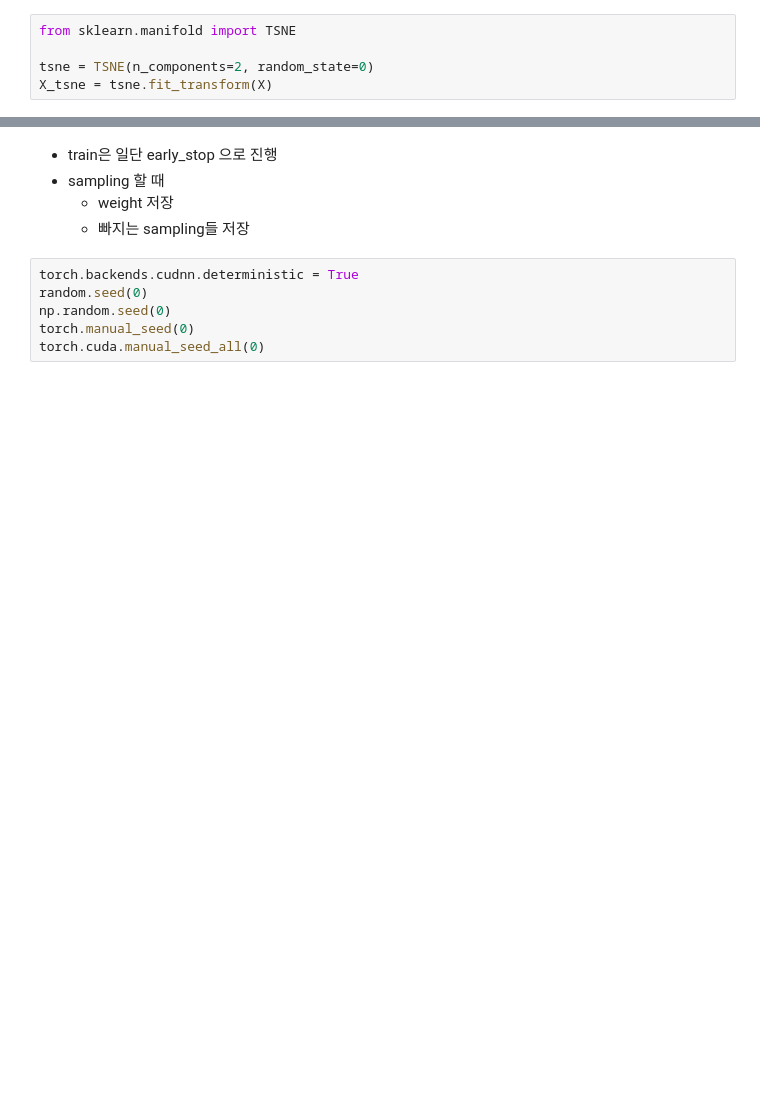
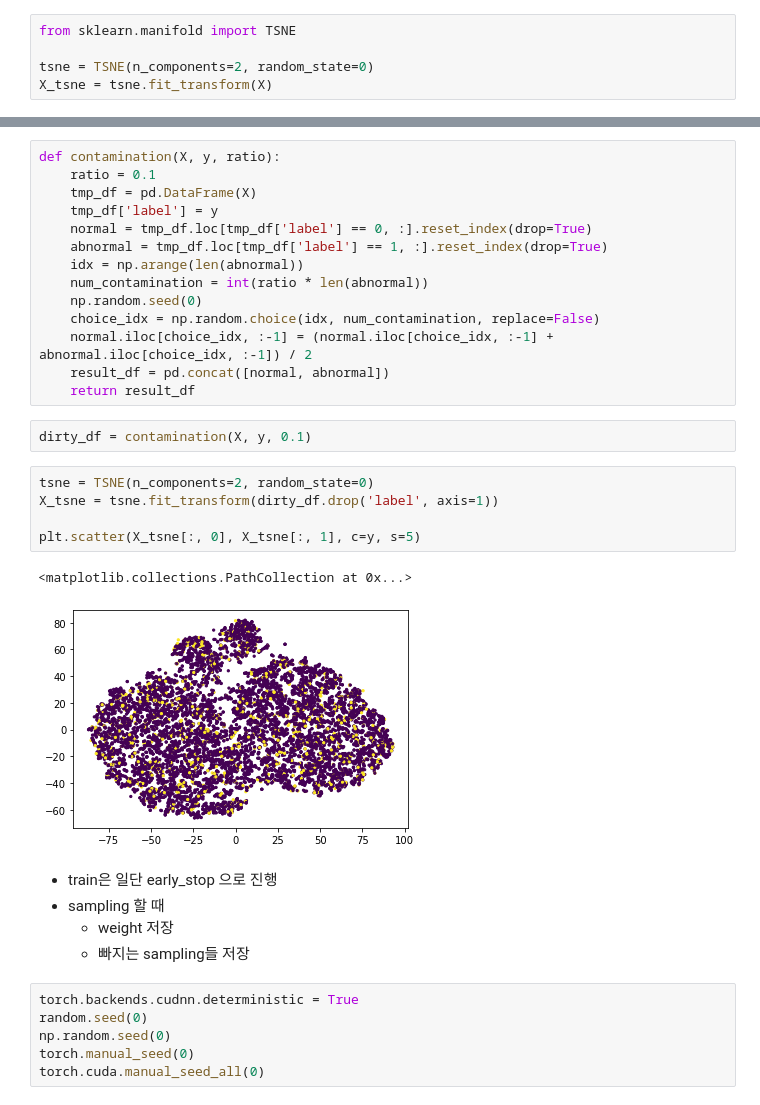
Before and after one commit to minsoo9506/my-paper, a Jupyter notebook: simulation.ipynb, the cells around one changed output, grey strips where cells are left out. Cells and saved outputs as stored; diff of their text form; blank space fills up the shorter version.

```diff
--- a/simulation.ipynb
+++ b/simulation.ipynb
@@ -265,3 +301,27 @@ plt.scatter(X_tsne[:, 0], X_tsne[:, 1], c=y, s=5)
+# %%
+def contamination(X, y, ratio):
+    ratio = 0.1
+    tmp_df = pd.DataFrame(X)
+    tmp_df['label'] = y
+    normal = tmp_df.loc[tmp_df['label'] == 0, :].reset_index(drop=True)
+    abnormal = tmp_df.loc[tmp_df['label'] == 1, :].reset_index(drop=True)
+    idx = np.arange(len(abnormal))
+    num_contamination = int(ratio * len(abnormal))
+    np.random.seed(0)
+    choice_idx = np.random.choice(idx, num_contamination, replace=False)
+    normal.iloc[choice_idx, :-1] = (normal.iloc[choice_idx, :-1] + abnormal.iloc[choice_idx, :-1]) / 2
+    result_df = pd.concat([normal, abnormal])
+    return result_df
+# %%
+dirty_df = contamination(X, y, 0.1)
+# %%
+tsne = TSNE(n_components=2, random_state=0)
+X_tsne = tsne.fit_transform(dirty_df.drop('label', axis=1))
+
+plt.scatter(X_tsne[:, 0], X_tsne[:, 1], c=y, s=5)
+# %% [output]
+<matplotlib.collections.PathCollection at 0x...>
+[figure, added]
 # %% [markdown]
 - train은 일단 early_stop 으로 진행
 - sampling 할 때
```
Also changed, not shown: parts of 4 cells of this notebook.
